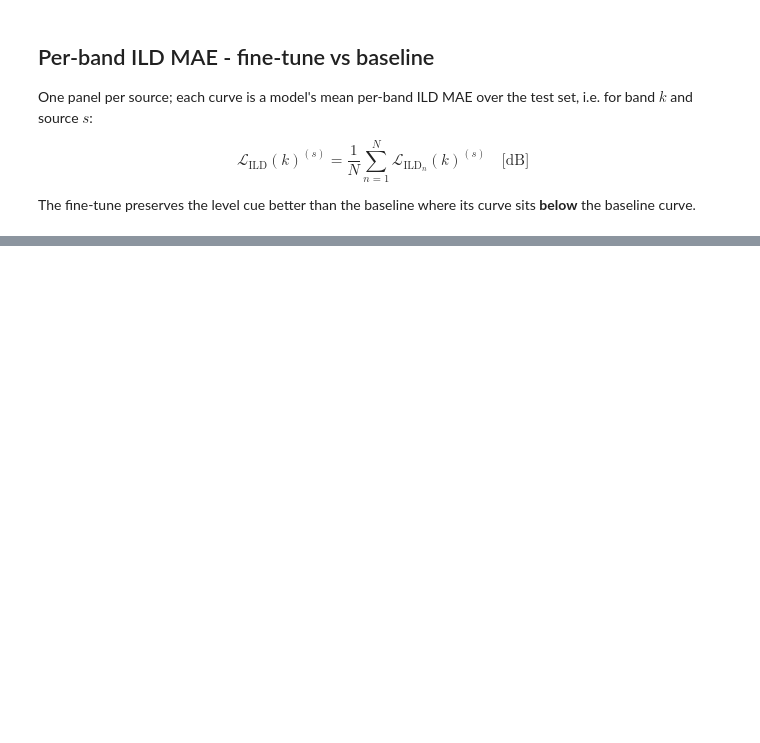
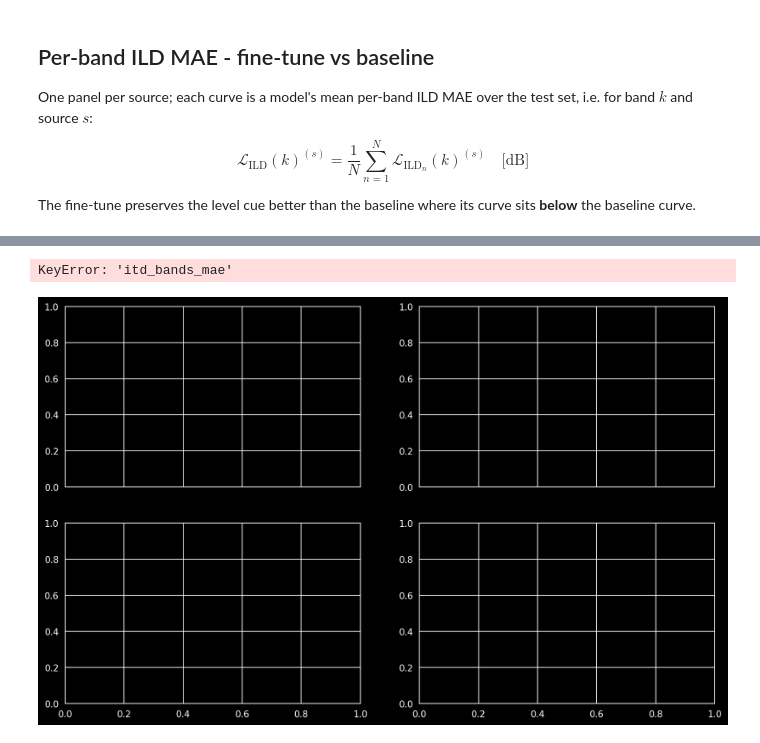
Before and after one commit to polimi-ispl/sahtdemucs, a Jupyter notebook: notebook/TestHTDemucsSpatial.ipynb, the cells around one changed output, grey strips where cells are left out. Cells and saved outputs as stored; diff of their text form; code cells hidden in the pictures; blank space fills up the shorter version.

```diff
--- a/notebook/TestHTDemucsSpatial.ipynb
+++ b/notebook/TestHTDemucsSpatial.ipynb
@@ -578,0 +659,6 @@ plt.show()
+# %%
+plot_band_metric("itd_bands_mae", "ITD MAE (µs)", "ITD MAE",
+                 factor=1e6 / SAMPLE_RATE, phase_limit=True)
+# %% [output]
+KeyError: 'itd_bands_mae'
+[figure, added]
```
Also changed, not shown: parts of 18 cells of this notebook, 15 other files.
